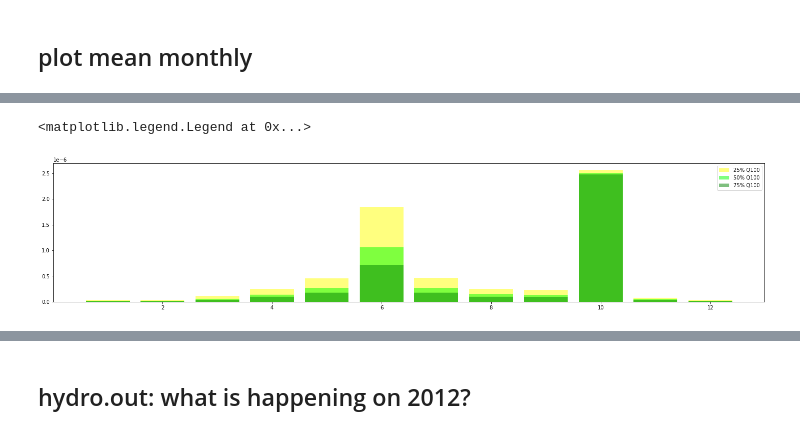
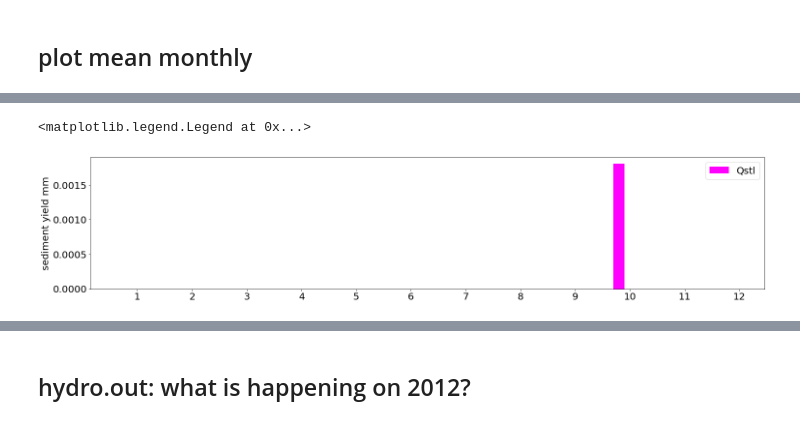
Before and after one commit to varyabazilova/sedcas_sediments_hma, a Jupyter notebook: downscaling_simple/plots.ipynb, the cells around one changed output, grey strips where cells are left out. Drawn from its saved outputs; the diff is of its cells as text; code cells hidden in the pictures.

```diff
--- a/downscaling_simple/plots.ipynb
+++ b/downscaling_simple/plots.ipynb
@@ -196,10 +223,19 @@ plt.legend()
 
 def monthly_sum_mean(df):
     df['D'] = pd.to_datetime(df['D'])
+    df['Year'] = df['D'].dt.year
     df['Month'] = df['D'].dt.month
-    monthly_sum = df.groupby('Month').mean()
+    monthly_sum = df.resample('M').sum()
+    mean_monthly_sum = monthly_sum.groupby(monthly_sum.index.month).mean()
+
     # monthly_mean = monthly_sum.Qstl.mean()
-    return monthly_sum
+    return mean_monthly_sum
+
+
+
+
+
+
 
 
 
@@ -212,18 +250,25 @@ Sed_percent75_mean_monthly = monthly_sum_mean(Sed_percent75)
 # %%
-plt.figure(figsize=(25,5))
+# plt.figure(figsize=(25,5))
+fig, ax = plt.subplots(figsize=(25, 5))
+width = 0.2
+# # transport limited
+ax.bar(height = Sed_mean_mean_monthly.Q100, x = Sed_mean_mean_monthly.index-0.2, width = width, color = 'magenta', label = 'Qstl')
 
-# # transport limited
-# plt.bar(height = Sed_mean_mean_monthly.Qstl, x = Sed_mean_mean_monthly.index, color = 'magenta', label = 'Qstl')
-
-# sediment limited
-plt.bar(height = Sed_percent25_mean_monthly.Q100, x = Sed_percent25_mean_monthly.index, color = 'yellow', alpha = 0.5, label = '25% Q100')
-plt.bar(height = Sed_percent50_mean_monthly.Q100, x = Sed_percent50_mean_monthly.index, color = 'lime', alpha = 0.5, label = '50% Q100')
-plt.bar(height = Sed_percent75_mean_monthly.Q100, x = Sed_percent75_mean_monthly.index, color = 'green', alpha = 0.5, label = '75% Q100')
+# # sediment limited
+# ax.bar(height = Sed_percent25_mean_monthly.Q100, x = Sed_percent25_mean_monthly.index-0.1, width = width, color = 'yellow', alpha = 0.5, label = '25% Q100')
+# ax.bar(height = Sed_percent50_mean_monthly.Q100, x = Sed_percent50_mean_monthly.index, width = width,color = 'lime', alpha = 0.5, label = '50% Q100')
+# ax.bar(height = Sed_percent75_mean_monthly.Q100, x = Sed_percent75_mean_monthly.index+0.1, width = width, color = 'green', alpha = 0.5, label = '75% Q100')
 
 
 # plt.bar(height = Sed_100m3_mean_monthly.Q100, x = Sed_100m3_mean_monthly.index, color = 'cyan', alpha = 0.5, label = '100 m3')
 
-plt.legend()
+# plt.legend()
+ax.set_ylabel('sediment yield mm', fontsize=20)
+
+ax.set_xticks(Sed_percent25_mean_monthly.index, fontsize=20 )
+ax.set_xticklabels(Sed_percent25_mean_monthly.index, fontsize=20)#rotation=45)
+ax.legend(fontsize=20 )
+# fig.tight_layout()
 # %% [output]
 <matplotlib.legend.Legend at 0x...>
-[figure, old version]
+[figure, new version]
```
Also changed, not shown: parts of 15 cells of this notebook, 11 other files.
